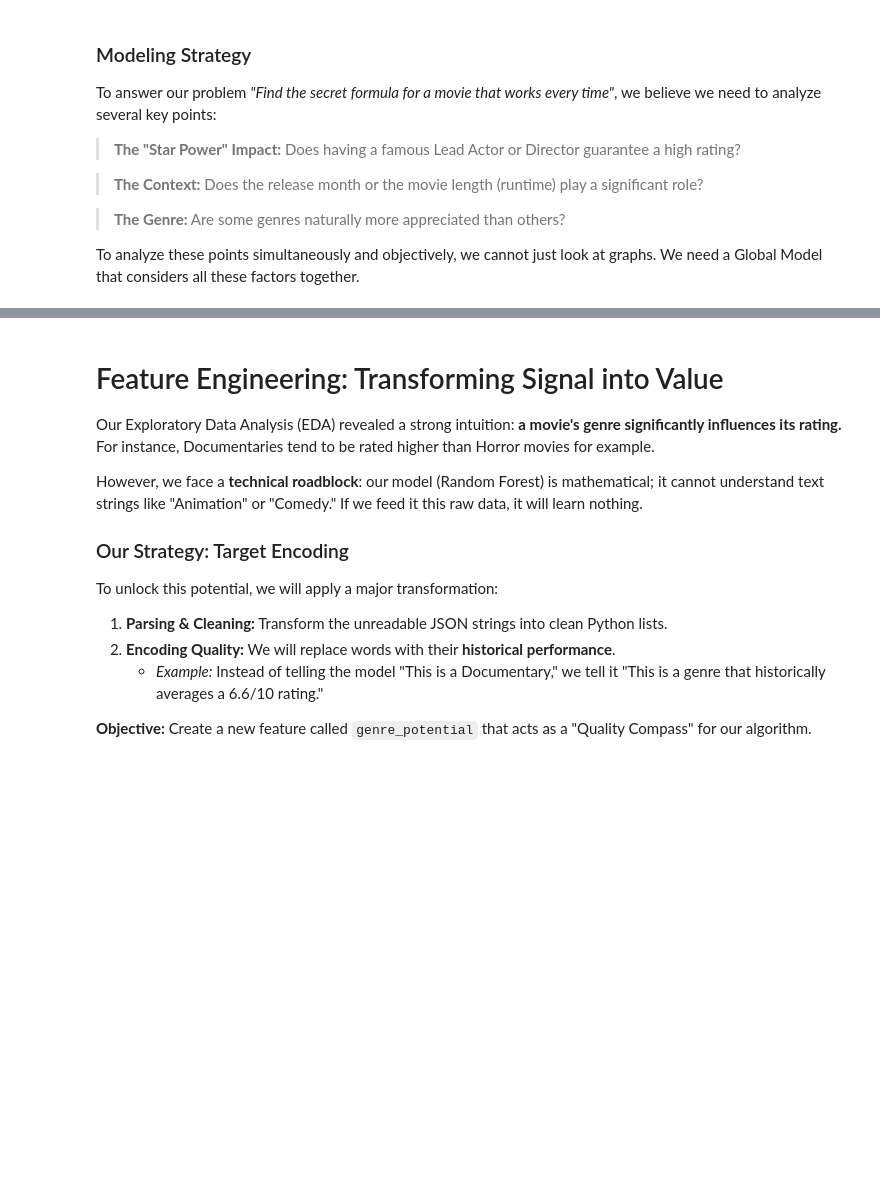
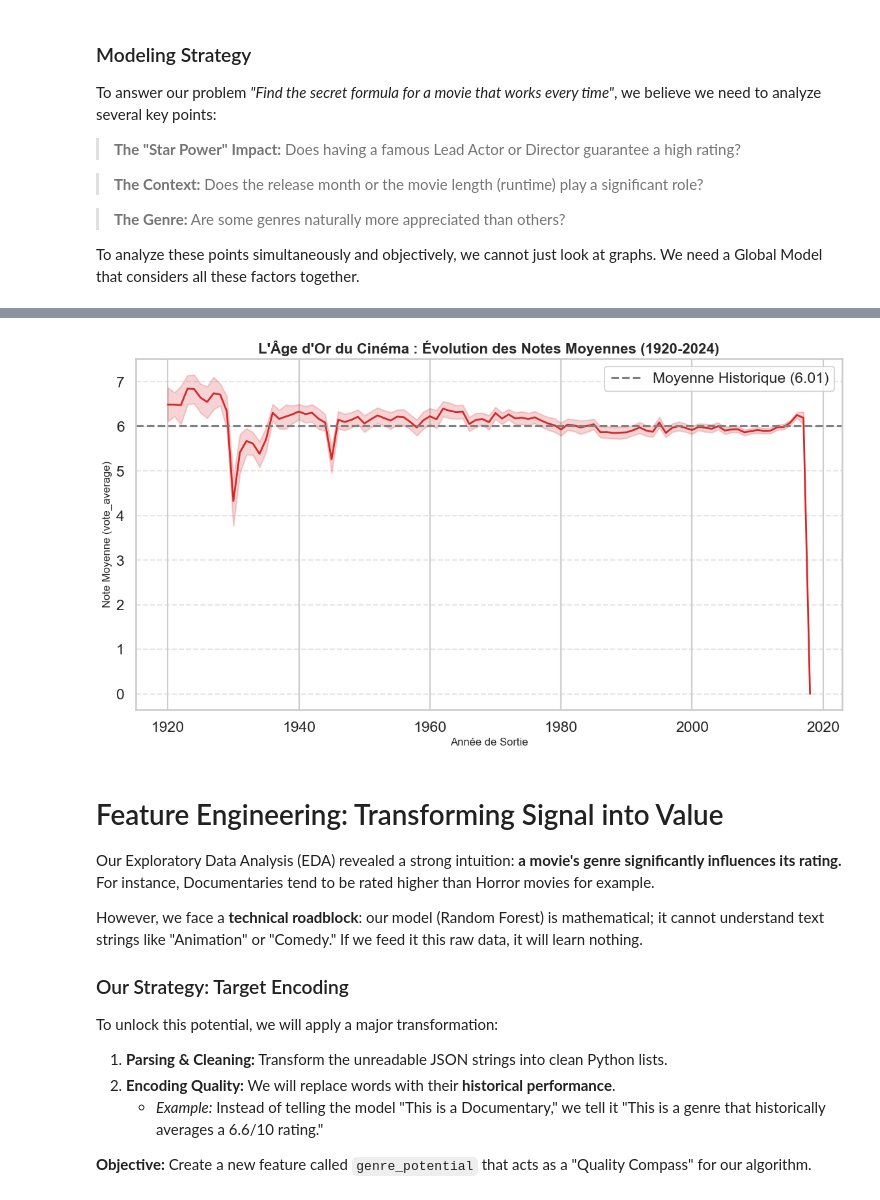
Before and after one commit to MaevaTonyaA/Movie-success-prediction, a Jupyter notebook: Projet.ipynb, the cells around one changed output, grey strips where cells are left out. Drawn from its saved outputs; the diff is of its cells as text; code cells hidden in the pictures; blank space fills up the shorter version.

```diff
--- a/Projet.ipynb
+++ b/Projet.ipynb
@@ -557,3 +585,26 @@ Passing `palette` without assigning `hue` is deprecated and will be removed in v
+# %%
+# On peut aussi filtrer les années trop anciennes si elles sont peu représentatives (ex: < 1920)
+df_time = df.dropna(subset=['year', 'vote_average'])
+df_time = df_time[df_time['year'] >= 1920] # Focus sur le siècle de cinéma moderne
+
+# 2. Visualisation
+plt.figure(figsize=(14, 7))
+
+# Le graphique principal
+sns.lineplot(data=df_time, x='year', y='vote_average', color='#d62728', linewidth=2)
+
+# La ligne de moyenne globale pour comparer
+global_mean = df_time['vote_average'].mean()
+plt.axhline(global_mean, color='grey', linestyle='--', label=f'Moyenne Historique ({global_mean:.2f})')
+
+# Esthétique
+plt.title("L'Âge d'Or du Cinéma : Évolution des Notes Moyennes (1920-2024)", fontsize=16, fontweight='bold')
+plt.xlabel("Année de Sortie", fontsize=12)
+plt.ylabel("Note Moyenne (vote_average)", fontsize=12)
+plt.legend()
+plt.grid(axis='y', linestyle='--', alpha=0.5)
+# %% [output]
+[figure, added]
 # %% [markdown]
 # Feature Engineering: Transforming Signal into Value
 
```
Also changed, not shown: parts of 34 cells of this notebook.
